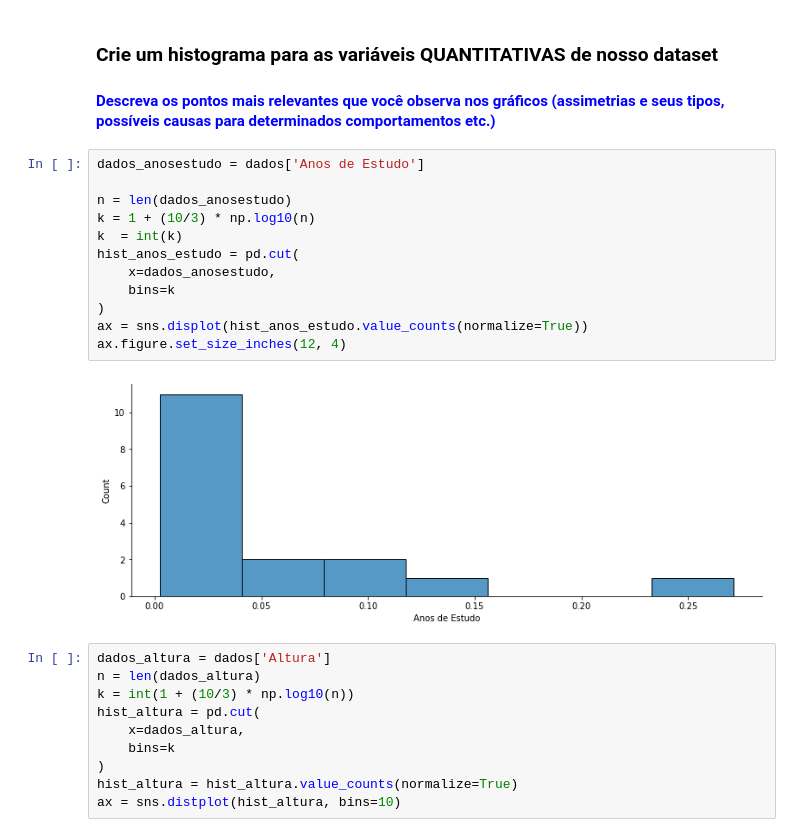
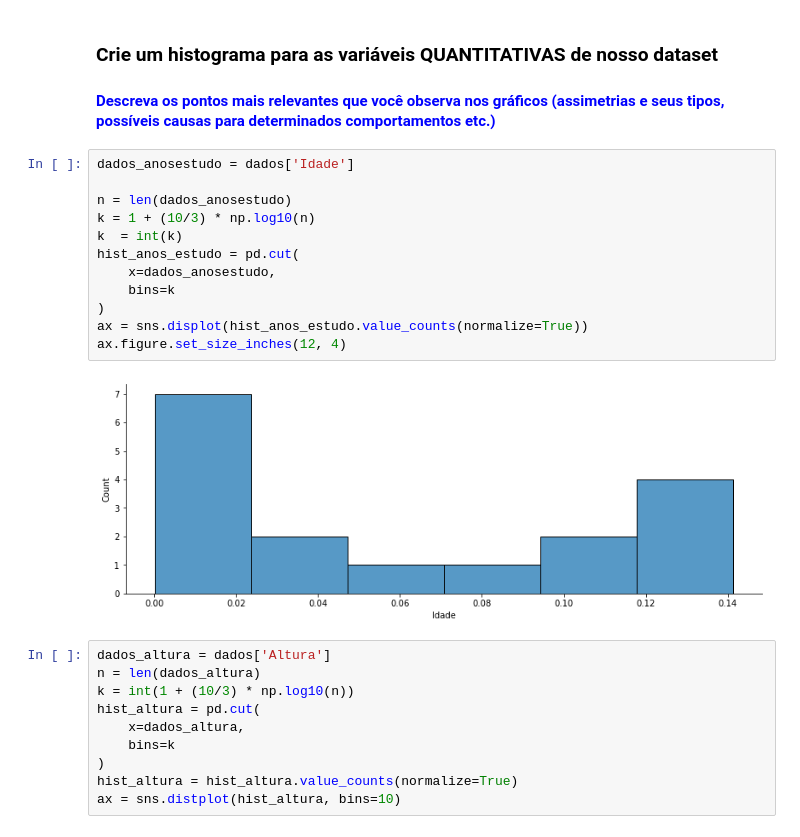
Before and after one commit to MikalROn/estatistica, a Jupyter notebook: Análise_Descritiva.ipynb, the cells around one changed output. Saved outputs shown, nothing was run; the diff lists cells and outputs as text.

```diff
--- a/Análise_Descritiva.ipynb
+++ b/Análise_Descritiva.ipynb
@@ -267,19 +267,19 @@ Escreva suas conclusões aqui...
 ### Crie um histograma para as variáveis QUANTITATIVAS de nosso dataset
 #### <font color='blue'>Descreva os pontos mais relevantes que você observa nos gráficos (assimetrias e seus tipos, possíveis causas para determinados comportamentos etc.)</font>
 # %%
-dados_anosestudo = dados['Anos de Estudo']
+dados_anosestudo = dados['Idade']
 
 n = len(dados_anosestudo)
 k = 1 + (10/3) * np.log10(n)
 k  = int(k)
 hist_anos_estudo = pd.cut(
     x=dados_anosestudo,
     bins=k
 )
 ax = sns.displot(hist_anos_estudo.value_counts(normalize=True))
 ax.figure.set_size_inches(12, 4)
 # %% [output]
-[figure, old version]
+[figure, new version]
 # %%
 dados_altura = dados['Altura']
 n = len(dados_altura)
```
Also changed, not shown: parts of 2 cells of this notebook.
